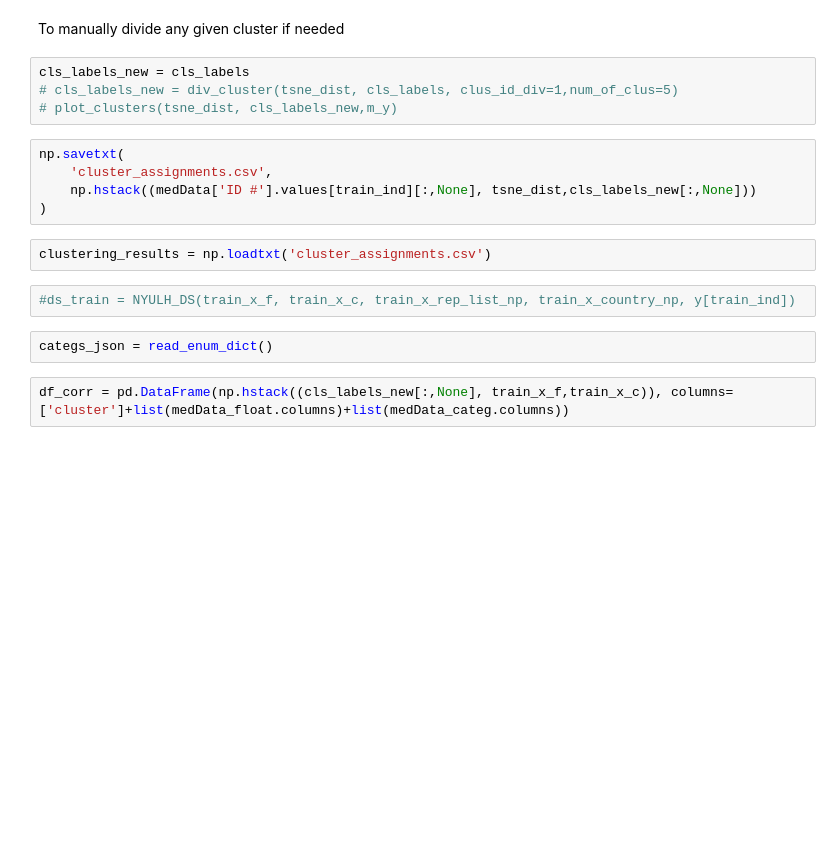
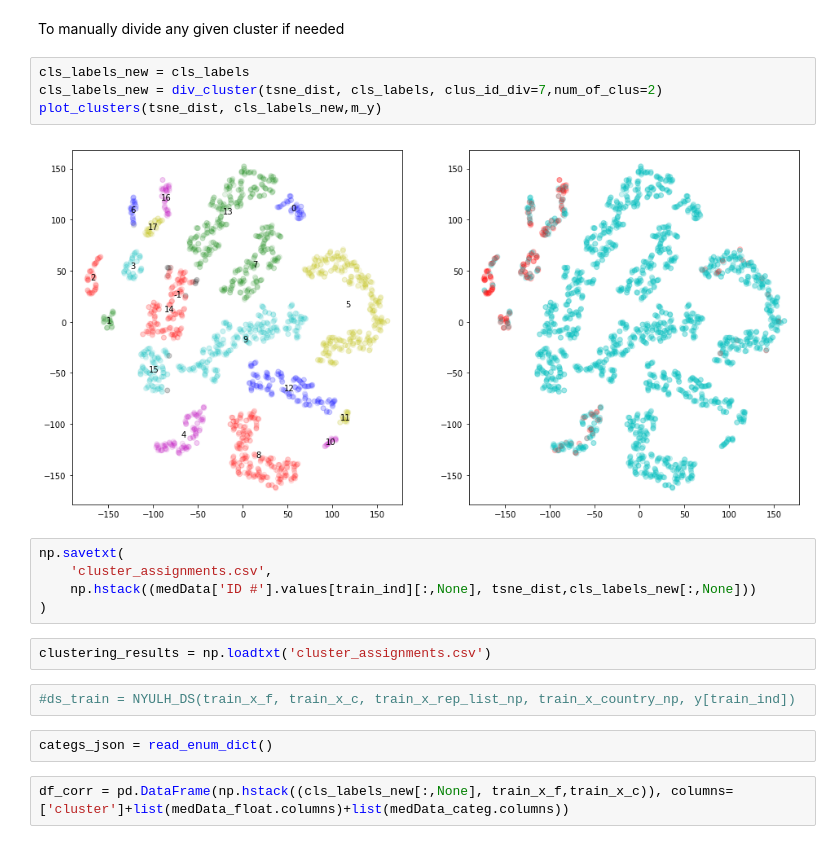
Before and after one commit to skarakulak/NYULH_Breast_Cancer_Optimal_Therapy, a Jupyter notebook: ProjectNotebook.ipynb, the cells around one changed output. Saved outputs shown, nothing was run; the diff lists cells and outputs as text; blank space fills up the shorter version.

```diff
--- a/ProjectNotebook.ipynb
+++ b/ProjectNotebook.ipynb
@@ -837,8 +837,10 @@ plot_clusters(tsne_dist, cls_labels, m_y)
 To manually divide any given cluster if needed
 # %%
 cls_labels_new = cls_labels
-# cls_labels_new = div_cluster(tsne_dist, cls_labels, clus_id_div=1,num_of_clus=5)
-# plot_clusters(tsne_dist, cls_labels_new,m_y)
+cls_labels_new = div_cluster(tsne_dist, cls_labels, clus_id_div=7,num_of_clus=2)
+plot_clusters(tsne_dist, cls_labels_new,m_y)
+# %% [output]
+[figure, added]
 # %%
 np.savetxt(
     'cluster_assignments.csv',
```
Also changed, not shown: parts of 7 cells of this notebook, 1 other file.
